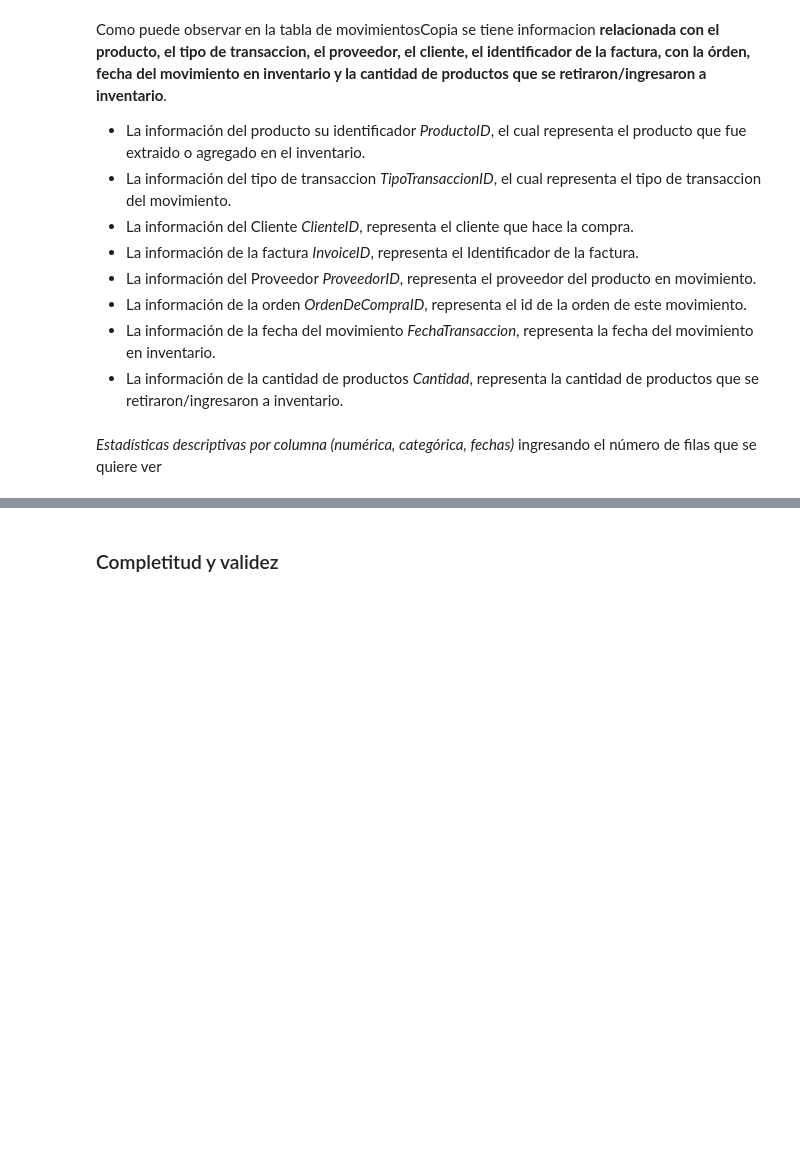
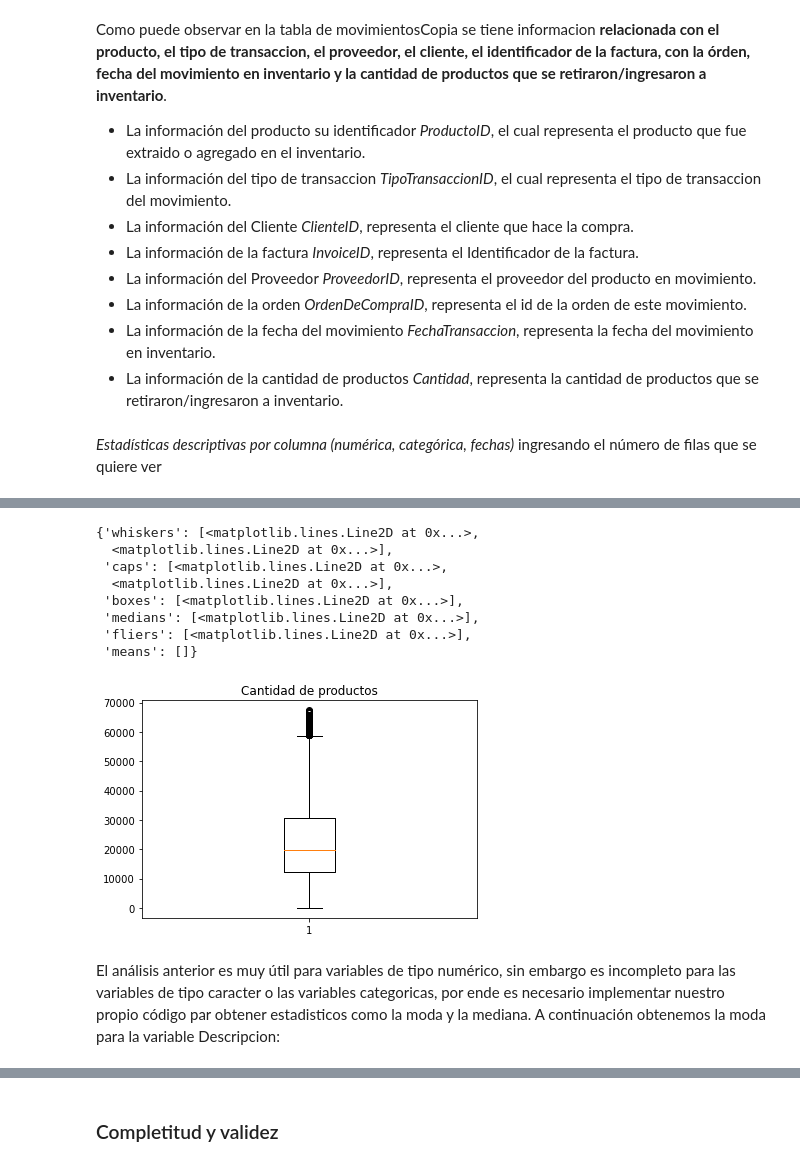
Before and after one commit to mgaitans/entrega_entender_datos, a Jupyter notebook: Entendimiento.ipynb, the cells around one changed output, grey strips where cells are left out. Cells and saved outputs as stored; diff of their text form; code cells hidden in the pictures; blank space fills up the shorter version.

```diff
--- a/Entendimiento.ipynb
+++ b/Entendimiento.ipynb
@@ -39,8 +37,8 @@ spark = sql_context.sparkSession
 # Si quiere practicar la conexion con el servidor de base de datos:
 db_connection_string = 'jdbc:mysql://157.253.236.116:8080/WWImportersTransactional'
 # El usuario es su estudiante _i asignado y su contraseña la encontrará en el archivo excel de Coursera
-db_user = ''
-db_psswd = ''
+db_user = 'Estudiante_22'
+db_psswd = 'PTJIBT5R5E'
 
 PATH='./'
 # %% [markdown]
@@ -147,0 +285,19 @@ Para facilitar los análisis y evitar inconsistencias o conclusiones erradas vam
+# %%
+%matplotlib inline
+import matplotlib.pyplot as plt
+
+fig1, ax1 = plt.subplots()
+ax1.set_title('Cantidad de productos')
+ax1.boxplot(np.array(movimientoscopia.select('Cantidad').collect()))
+# %% [output]
+{'whiskers': [<matplotlib.lines.Line2D at 0x...>,
+  <matplotlib.lines.Line2D at 0x...>],
+ 'caps': [<matplotlib.lines.Line2D at 0x...>,
+  <matplotlib.lines.Line2D at 0x...>],
+ 'boxes': [<matplotlib.lines.Line2D at 0x...>],
+ 'medians': [<matplotlib.lines.Line2D at 0x...>],
+ 'fliers': [<matplotlib.lines.Line2D at 0x...>],
+ 'means': []}
+[figure, added]
+# %% [markdown]
+El análisis anterior es muy útil para variables de tipo numérico, sin embargo es incompleto para las variables de tipo caracter o las variables categoricas, por ende es necesario implementar nuestro propio código par obtener estadisticos como la moda y la mediana. A continuación obtenemos la moda para la variable Descripcion:
```
Also changed, not shown: parts of 60 cells of this notebook, 1 other file.
